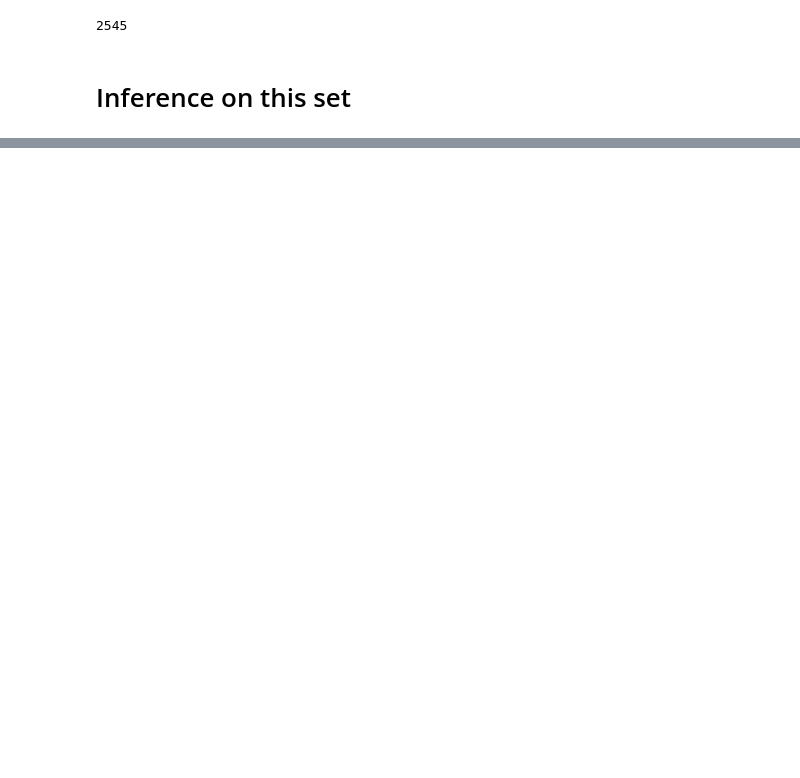
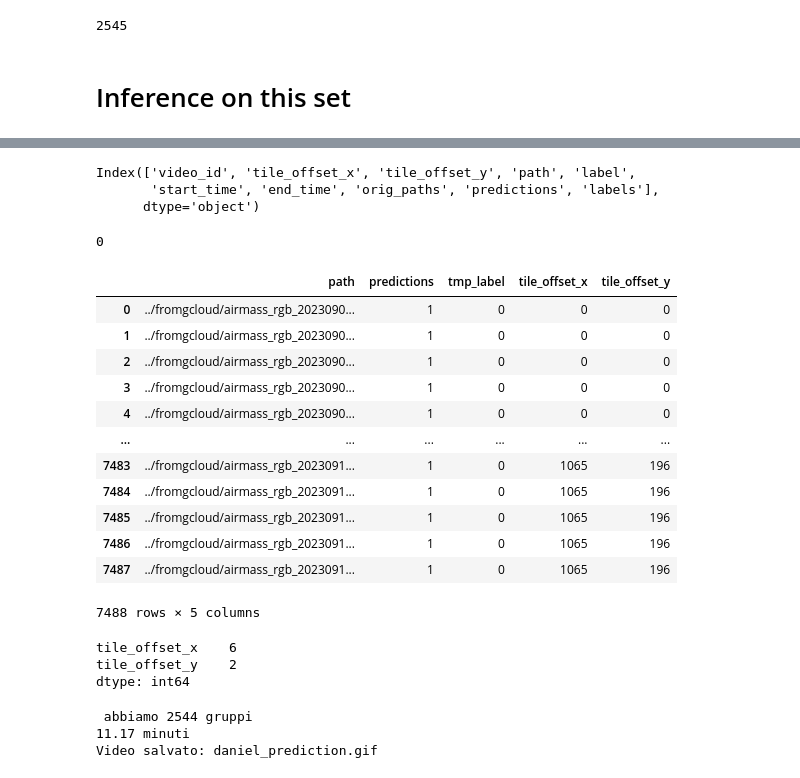
Before and after one commit to dandarm/VideoMAEv2, a Jupyter notebook: Predict_general_data.ipynb, the cells around one changed output, grey strips where cells are left out. Cells and saved outputs as stored; diff of their text form; code cells hidden in the pictures; blank space fills up the shorter version.

```diff
--- a/Predict_general_data.ipynb
+++ b/Predict_general_data.ipynb
@@ -211,0 +153,18 @@ def create_df_predictions(all_paths, all_preds, all_labels):
+# %%
+
+# carico il modello
+get_prediction = True
+args.test_mode = True
+
+model = create_model(
+    args.model,
+    num_classes=args.nb_classes,
+    drop_rate=0.0,
+    drop_path_rate=args.drop_path,
+    #attn_drop_rate=0.0,
+    drop_block_rate=None,
+    **args.__dict__
+)
+
+model.to(args.device)
+model.eval()
@@ -216,2 +195,43 @@ df_predictions = create_df_predictions(all_paths, all_preds, all_labels)
 # %%
 df_filtrato_on_video_path = df_videos.merge(df_predictions, on='path')
+# %%
+df_filtrato_on_video_path.columns
+# %% [output]
+Index(['video_id', 'tile_offset_x', 'tile_offset_y', 'path', 'label',
+       'start_time', 'end_time', 'orig_paths', 'predictions', 'labels'],
+      dtype='object')
+# %%
+# Espando dataframe con le associazioni path_offsets -> predictions
+records = []
+for _, row in df_filtrato_on_video_path.iterrows():
+    for orig_path in row['orig_paths']:
+        records.append({
+            'path': orig_path,
+            'predictions': row['predictions'],
+            'tmp_label': row['labels'],
+            'tile_offset_x': row['tile_offset_x'],
+            'tile_offset_y': row['tile_offset_y']
+        })
+
+# Li trasformiamo in un nuovo DataFrame
+df_mapping = pd.DataFrame(records)
+df_mapping[['path', 'tile_offset_x', 'tile_offset_y']].duplicated().sum()
+#Non ci sono path duplicati se in combinazione con gli offsets
+# %% [output]
+0
+# %%
+df_mapping
+# %% [output]
+|  | path | predictions | tmp_label | tile_offset_x | tile_offset_y |
+| 0 | ../fromgcloud/airmass_rgb_2023090... | 1 | 0 | 0 | 0 |
+| 1 | ../fromgcloud/airmass_rgb_2023090... | 1 | 0 | 0 | 0 |
+| 2 | ../fromgcloud/airmass_rgb_2023090... | 1 | 0 | 0 | 0 |
+| 3 | ../fromgcloud/airmass_rgb_2023090... | 1 | 0 | 0 | 0 |
+| 4 | ../fromgcloud/airmass_rgb_2023090... | 1 | 0 | 0 | 0 |
+| ... | ... | ... | ... | ... | ... |
+| 7483 | ../fromgcloud/airmass_rgb_2023091... | 1 | 0 | 1065 | 196 |
+| 7484 | ../fromgcloud/airmass_rgb_2023091... | 1 | 0 | 1065 | 196 |
+| 7485 | ../fromgcloud/airmass_rgb_2023091... | 1 | 0 | 1065 | 196 |
+| 7486 | ../fromgcloud/airmass_rgb_2023091... | 1 | 0 | 1065 | 196 |
+| 7487 | ../fromgcloud/airmass_rgb_2023091... | 1 | 0 | 1065 | 196 |
+7488 rows × 5 columns
@@ -217,0 +241,6 @@ df_filtrato_on_video_path = df_videos.merge(df_predictions, on='path')
+# %%
+df_data_merg[['tile_offset_x','tile_offset_y']].nunique()#.path.nunique()
+# %% [output]
+tile_offset_x    6
+tile_offset_y    2
+dtype: int64
@@ -217,0 +257,6 @@ df_filtrato_on_video_path = df_videos.merge(df_predictions, on='path')
+# %%
+make_animation(df_data_merg, nomefile='daniel_prediction.gif')
+# %% [output]
+ abbiamo 2544 gruppi
+11.17 minuti
+Video salvato: daniel_prediction.gif
```
Also changed, not shown: parts of 10 cells of this notebook, 13 other files.
